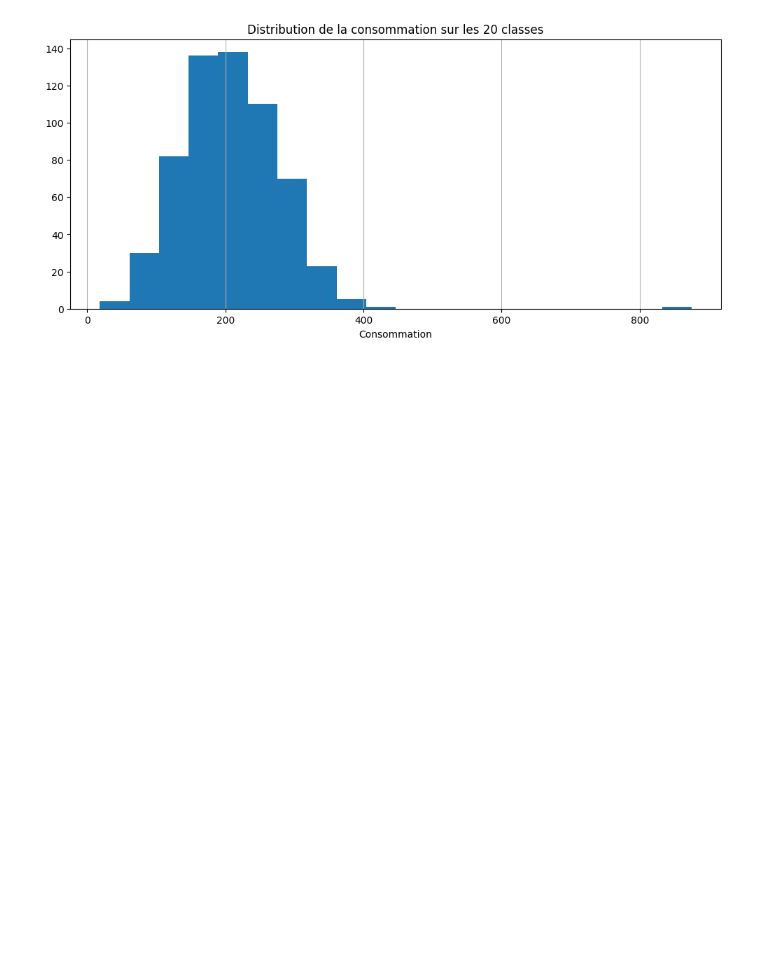
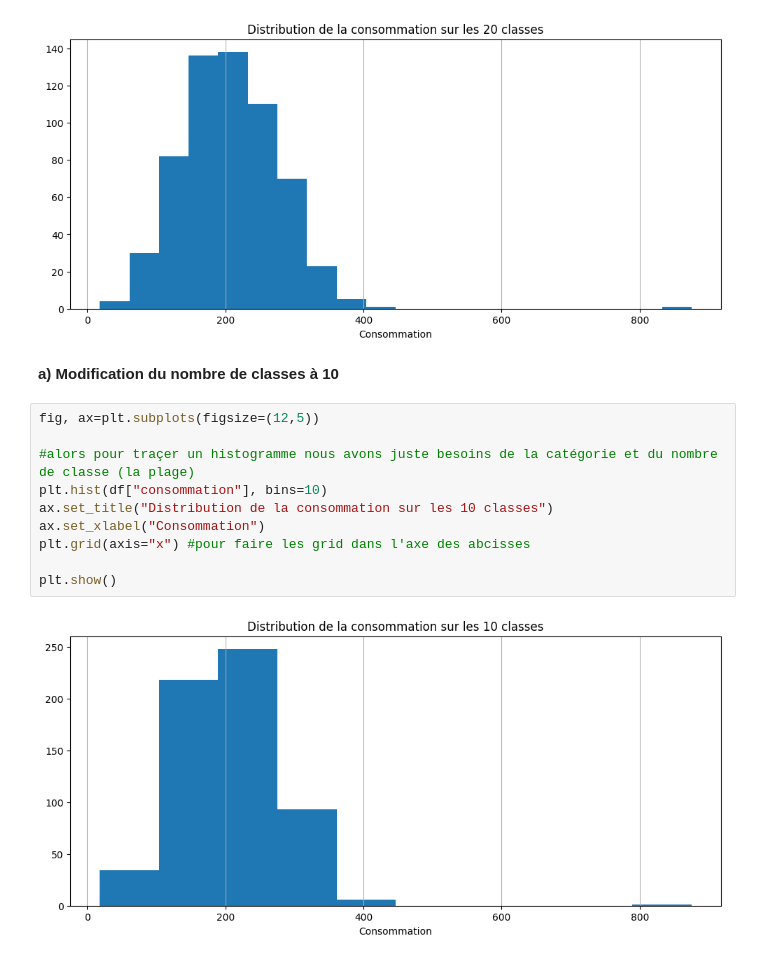
Before and after one commit to Youssoupha-ndiaye/TP_matplotlib_ODC_IA, a Jupyter notebook: atelier_matplotlib_iot/notebooks/atelier_matplotlib_iot.ipynb, the cells around one changed output. Saved outputs shown, nothing was run; the diff lists cells and outputs as text; blank space fills up the shorter version.

Commit message:
3) Affichage de la distribution de la consommation en divisant la plage des données
2) modification du nombre de classe en 10 classe

```diff
--- a/atelier_matplotlib_iot/notebooks/atelier_matplotlib_iot.ipynb
+++ b/atelier_matplotlib_iot/notebooks/atelier_matplotlib_iot.ipynb
@@ -140,3 +140,17 @@ plt.grid(axis="x") #pour faire les grid dans l'axe des abcisses
 plt.show()
 # %% [output]
 [figure]
+# %% [markdown]
+**a) Modification du nombre de classes à 10**
+# %%
+fig, ax=plt.subplots(figsize=(12,5))
+
+#alors pour traçer un histogramme nous avons juste besoins de la catégorie et du nombre de classe (la plage)
+plt.hist(df["consommation"], bins=10)
+ax.set_title("Distribution de la consommation sur les 10 classes")
+ax.set_xlabel("Consommation")
+plt.grid(axis="x") #pour faire les grid dans l'axe des abcisses
+
+plt.show()
+# %% [output]
+[figure, added]
```
